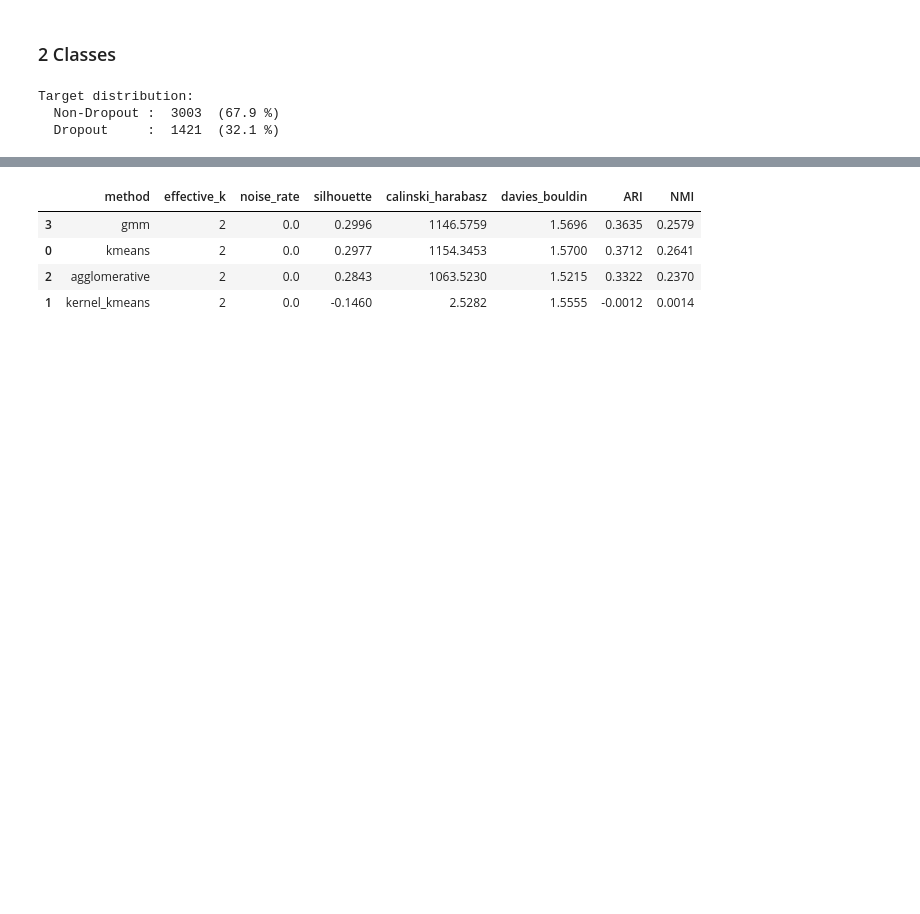
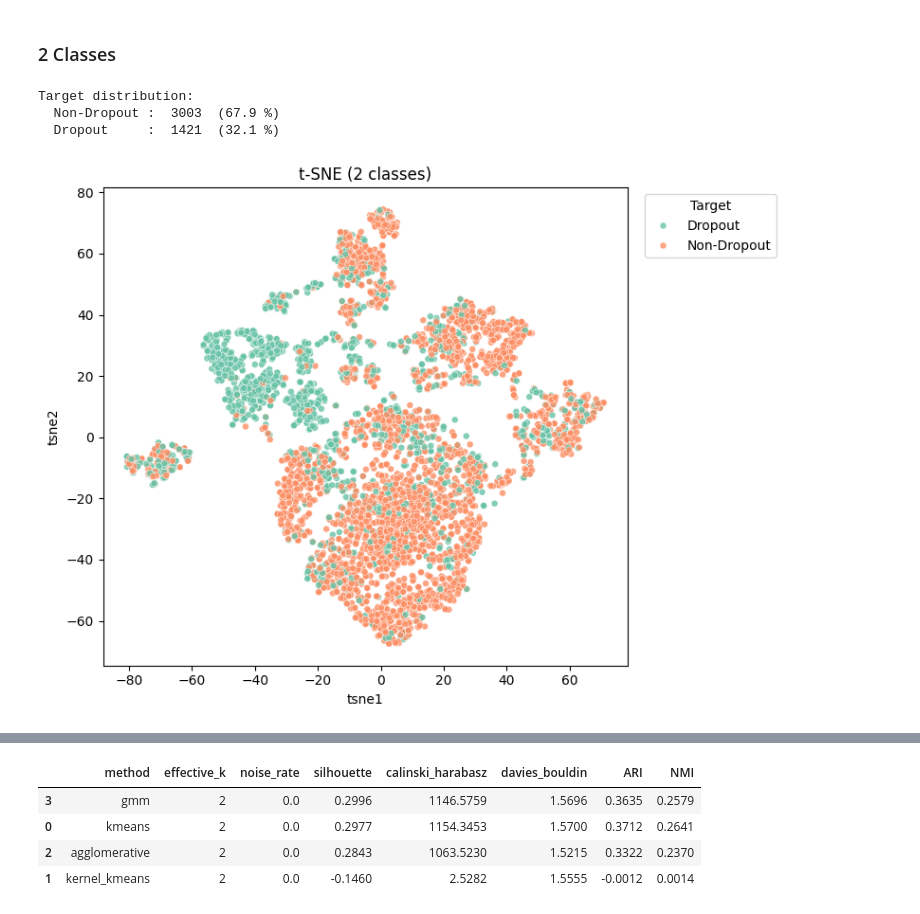
Before and after one commit to CosmosMount/machine_learning_project, a Jupyter notebook: code.ipynb, the cells around one changed output, grey strips where cells are left out. Saved outputs shown, nothing was run; the diff lists cells and outputs as text; code cells hidden in the pictures; blank space fills up the shorter version.

```diff
--- a/code.ipynb
+++ b/code.ipynb
@@ -532,4 +638,24 @@ for cls, cnt in y_2classes.value_counts().items():
 Target distribution:
   Non-Dropout :  3003  (67.9 %)
   Dropout     :  1421  (32.1 %)
+# %%
+plot_df = tsne_raw_df.copy()
+plot_df["label"] = y_2classes.values
+
+plt.figure(figsize=(8, 6))
+sns.scatterplot(
+    data=plot_df,
+    x="tsne1",
+    y="tsne2",
+    hue="label",
+    palette="Set2",
+    s=25,
+    alpha=0.8,
+)
+plt.title("t-SNE (2 classes)")
+plt.legend(title="Target", bbox_to_anchor=(1.02, 1), loc="upper left")
+plt.tight_layout()
+plt.show()
+# %% [output]
+[figure, added]
 # %%
```
Also changed, not shown: parts of 16 cells of this notebook.
